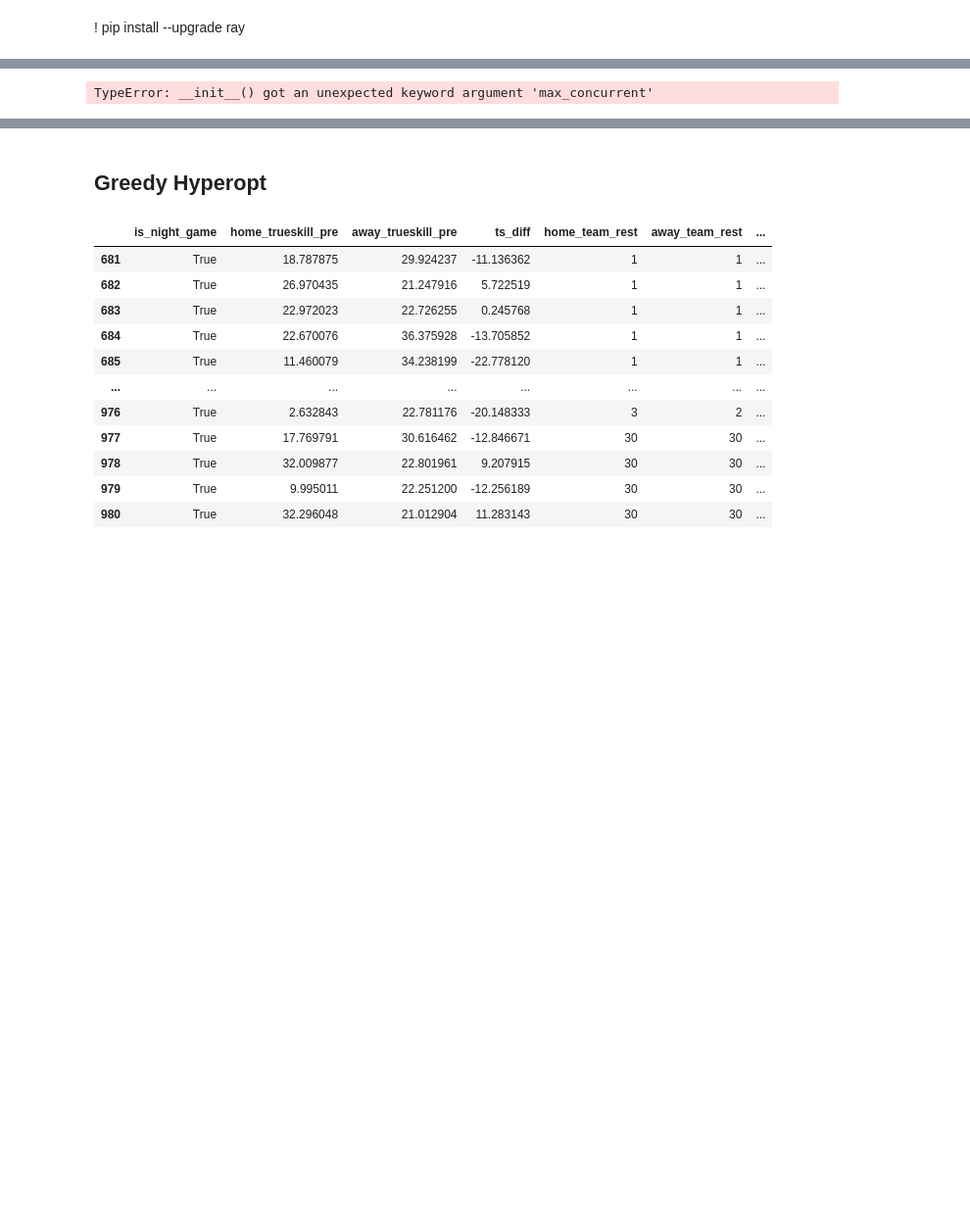
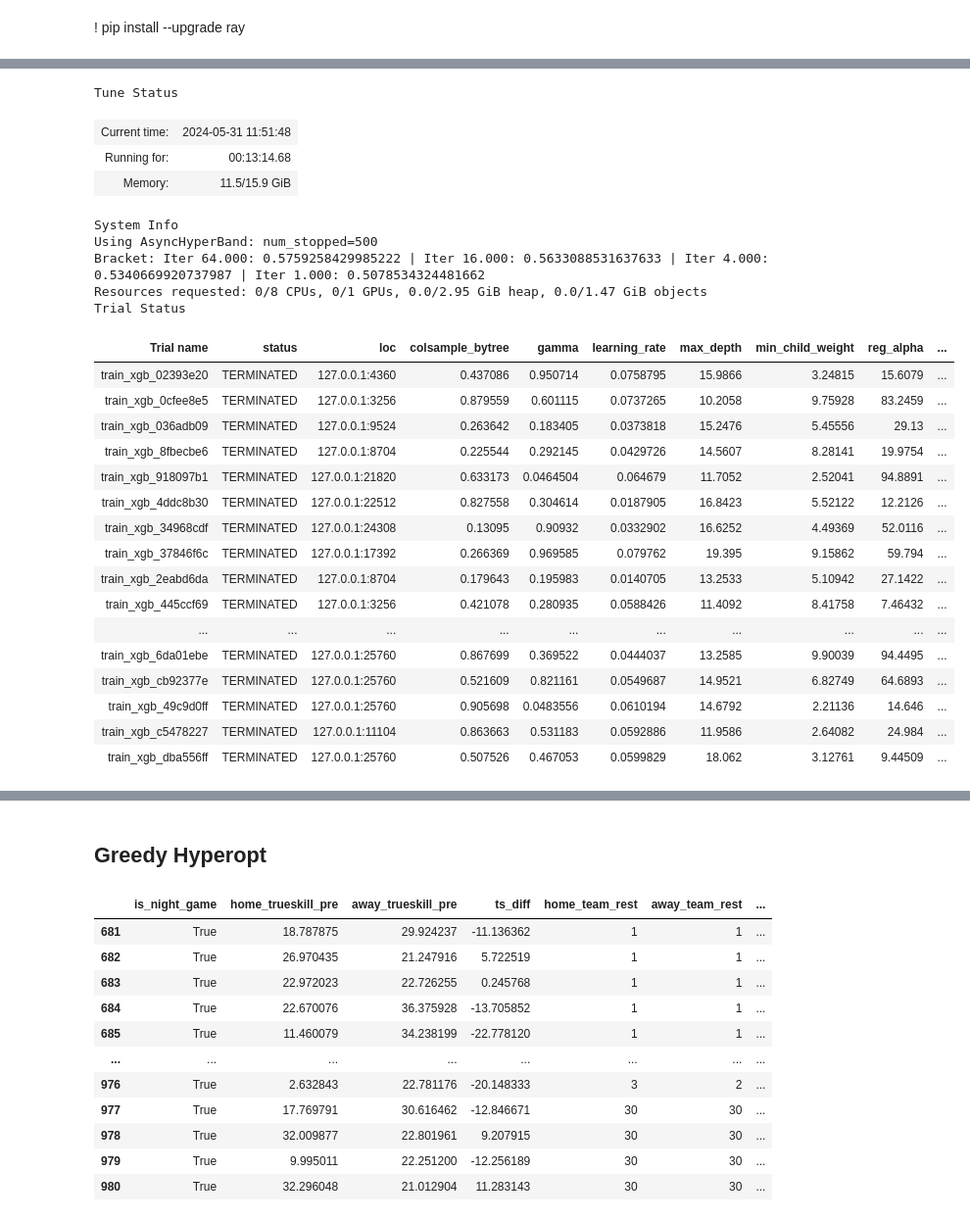
Before and after one commit to JarrettTo/SBAI_MLB, a Jupyter notebook: notebooks/model.ipynb, the cells around one changed output, grey strips where cells are left out. Shown: that part at 98% size. Drawn from its saved outputs; the diff is of its cells as text; code cells hidden in the pictures; blank space fills up the shorter version.

Commit message:
Update Model with BayesianOptimization

```diff
--- a/notebooks/model.ipynb
+++ b/notebooks/model.ipynb
@@ -146,3 +97,37 @@ def XGBCallback(env):
+# %%
+from ray import tune
+from ray.tune.suggest.bayesopt import BayesOptSearch
+from ray.tune.schedulers import ASHAScheduler
+from ray.tune.schedulers import PopulationBasedTraining
+from xgboost.callback import TrainingCallback
+from xgboost import DMatrix
+class XGBCallback(TrainingCallback):
+    def __init__(self, X_valid, y_valid):
+        super().__init__()
+        self.X_valid = X_valid
+        self.y_valid = y_valid
+        self.dvalid = DMatrix(data=self.X_valid, label=self.y_valid)  # Convert to DMatrix once
+
+    def after_iteration(self, model, epoch, evals_log):
+        metrics = {}
+        if evals_log:
+            for dataset_name, dataset_metrics in evals_log.items():
+                for metric_name, metric_values in dataset_metrics.items():
+                    if metric_values:
+                        last_item = metric_values[-1]
+                        if isinstance(last_item, (list, tuple)) and len(last_item) > 1:
+                            metrics[f"{dataset_name}_{metric_name}"] = last_item[1]
+                        elif isinstance(last_item, (int, float)):
+                            metrics[f"{dataset_name}_{metric_name}"] = last_item
+
+        # Calculate ROC AUC score on validation set using DMatrix
+        preds = model.predict(self.dvalid)
+        roc_auc = roc_auc_score(self.y_valid, preds)
+        metrics['mean_accuracy'] = roc_auc
+
+        if metrics:
+            tune.report(**metrics)
+        return False  # Continue training
 # %%
 def train_xgb(params):
     for i in range(10):
@@ -153,7 +138,7 @@ def train_xgb(params):
                         eval_set = [[X_train, y_train],
                                   [X_valid, y_valid]],
                         early_stopping_rounds=15,
-                        callbacks=[XGBCallback])
+                        callbacks=[XGBCallback(X_valid, y_valid)])
         xgb_test_preds = model.predict(X_valid)
         proba = model.predict_proba(X_valid)[:,1]
 
@@ -161,7 +146,7 @@ def train_xgb(params):
         score = roc_auc_score(y_valid, xgb_test_preds)
         if max(proba)<.7 and min(proba)>.3: score -= 0.05
 
-        tune.track.log(mean_accuracy=score, done=True)
+        tune.report(mean_accuracy=score)
 # %% [markdown]
 ! pip install --upgrade ray
 # %%
@@ -193,4 +181,8 @@ AttributeError: module 'ray._private' has no attribute 'utils'
 # %%
+import os
+results_dir = "../ray_results/train_xgb"
+os.makedirs(results_dir, exist_ok=True)
+
 num_threads = 6
 config = {
     "verbosity": 0,
@@ -204,32 +196,58 @@ space = {
     "max_depth": (10, 20),
     "min_child_weight": (2, 10),
     "learning_rate": (0.01,0.1),
     "subsample":(0.1,1),
     "colsample_bytree":(0.1,1),
     "reg_alpha": (1e-2, 1e2),
     "gamma": (1e-8, 1.0),
 }
 
 algo = BayesOptSearch(
     space,
     metric="mean_accuracy",
     mode="max",
     utility_kwargs={
             "kind": "ucb",
             "kappa": 2.5,
             "xi": 0.0,
         },
 )
 scheduler = ASHAScheduler(
     metric="mean_accuracy",  # Ensure this matches what `train_xgb` reports
     mode="max"  # This should match the goal of your optimization (maximizing or minimizing)
 )
 results = tune.run(
     train_xgb,
     resources_per_trial={"cpu": 1},  # Adjust based on your environment
     num_samples=500,
     search_alg=algo,
-    scheduler=scheduler
+    scheduler=scheduler,
+    local_dir=results_dir
 )
 # %% [output]
-TypeError: __init__() got an unexpected keyword argument 'max_concurrent'
+Tune Status
+| Current time: | 2024-05-31 11:51:48 |
+| Running for: | 00:13:14.68 |
+| Memory: | 11.5/15.9 GiB |
+System Info
+Using AsyncHyperBand: num_stopped=500
+Bracket: Iter 64.000: 0.5759258429985222 | Iter 16.000: 0.5633088531637633 | Iter 4.000: 0.5340669920737987 | Iter 1.000: 0.5078534324481662
+Resources requested: 0/8 CPUs, 0/1 GPUs, 0.0/2.95 GiB heap, 0.0/1.47 GiB objects
+Trial Status
+| Trial name | status | loc | colsample_bytree | gamma | learning_rate | max_depth | min_child_weight | reg_alpha | ... |
+| train_xgb_02393e20 | TERMINATED | 127.0.0.1:4360 | 0.437086 | 0.950714 | 0.0758795 | 15.9866 | 3.24815 | 15.6079 | ... |
+| train_xgb_0cfee8e5 | TERMINATED | 127.0.0.1:3256 | 0.879559 | 0.601115 | 0.0737265 | 10.2058 | 9.75928 | 83.2459 | ... |
+| train_xgb_036adb09 | TERMINATED | 127.0.0.1:9524 | 0.263642 | 0.183405 | 0.0373818 | 15.2476 | 5.45556 | 29.13 | ... |
+| train_xgb_8fbecbe6 | TERMINATED | 127.0.0.1:8704 | 0.225544 | 0.292145 | 0.0429726 | 14.5607 | 8.28141 | 19.9754 | ... |
+| train_xgb_918097b1 | TERMINATED | 127.0.0.1:21820 | 0.633173 | 0.0464504 | 0.064679 | 11.7052 | 2.52041 | 94.8891 | ... |
+| train_xgb_4ddc8b30 | TERMINATED | 127.0.0.1:22512 | 0.827558 | 0.304614 | 0.0187905 | 16.8423 | 5.52122 | 12.2126 | ... |
+| train_xgb_34968cdf | TERMINATED | 127.0.0.1:24308 | 0.13095 | 0.90932 | 0.0332902 | 16.6252 | 4.49369 | 52.0116 | ... |
+| train_xgb_37846f6c | TERMINATED | 127.0.0.1:17392 | 0.266369 | 0.969585 | 0.079762 | 19.395 | 9.15862 | 59.794 | ... |
+| train_xgb_2eabd6da | TERMINATED | 127.0.0.1:8704 | 0.179643 | 0.195983 | 0.0140705 | 13.2533 | 5.10942 | 27.1422 | ... |
+| train_xgb_445ccf69 | TERMINATED | 127.0.0.1:3256 | 0.421078 | 0.280935 | 0.0588426 | 11.4092 | 8.41758 | 7.46432 | ... |
+| ... | ... | ... | ... | ... | ... | ... | ... | ... | ... |
+| train_xgb_6da01ebe | TERMINATED | 127.0.0.1:25760 | 0.867699 | 0.369522 | 0.0444037 | 13.2585 | 9.90039 | 94.4495 | ... |
+| train_xgb_cb92377e | TERMINATED | 127.0.0.1:25760 | 0.521609 | 0.821161 | 0.0549687 | 14.9521 | 6.82749 | 64.6893 | ... |
+| train_xgb_49c9d0ff | TERMINATED | 127.0.0.1:25760 | 0.905698 | 0.0483556 | 0.0610194 | 14.6792 | 2.21136 | 14.646 | ... |
+| train_xgb_c5478227 | TERMINATED | 127.0.0.1:11104 | 0.863663 | 0.531183 | 0.0592886 | 11.9586 | 2.64082 | 24.984 | ... |
+| train_xgb_dba556ff | TERMINATED | 127.0.0.1:25760 | 0.507526 | 0.467053 | 0.0599829 | 18.062 | 3.12761 | 9.44509 | ... |
```
Also changed, not shown: parts of 20 cells of this notebook, 9 other files.
